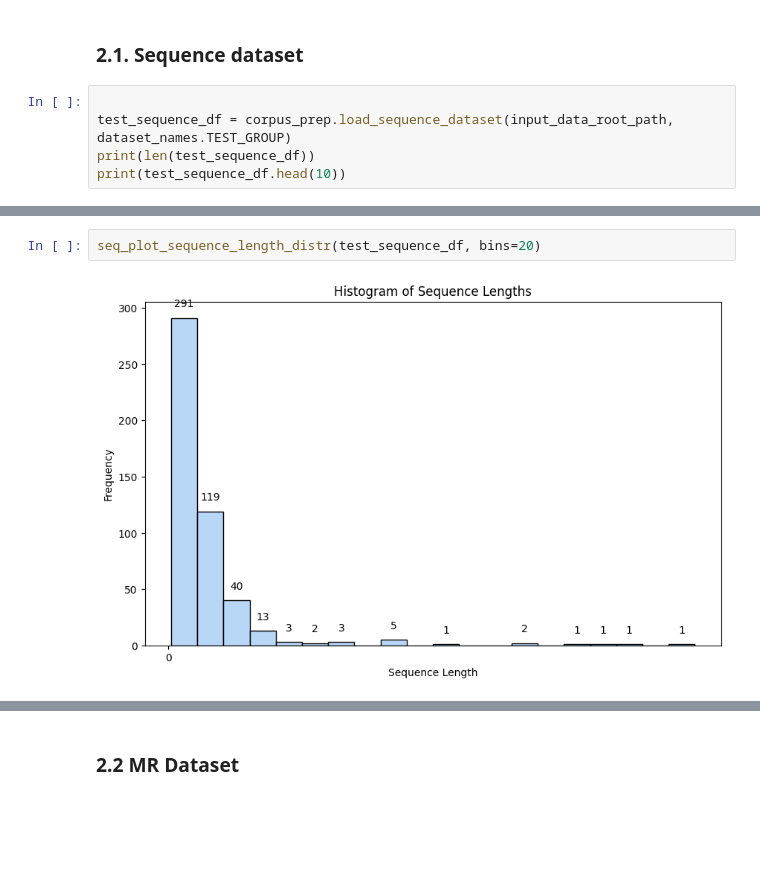
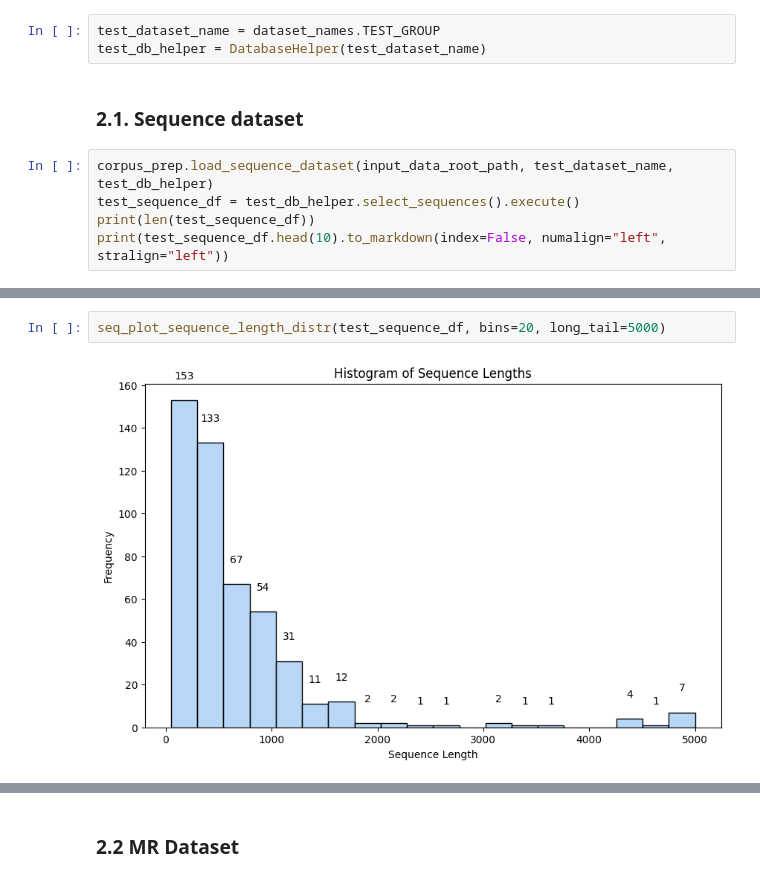
Before and after one commit to mgiordano/prot-mr-embeddings, a Jupyter notebook: corpus_prep/corpus_prep_exploration.ipynb, the cells around one changed output, grey strips where cells are left out. Saved outputs shown, nothing was run; the diff lists cells and outputs as text; blank space fills up the shorter version.

```diff
--- a/corpus_prep/corpus_prep_exploration.ipynb
+++ b/corpus_prep/corpus_prep_exploration.ipynb
@@ -97,10 +217,13 @@ def seq_plot_aminoacid_frequencies(letter_frequencies):
 # %% [markdown]
 ## 2. TestGroup dataset exploration
+# %%
+test_dataset_name = dataset_names.TEST_GROUP
+test_db_helper = DatabaseHelper(test_dataset_name)
 # %% [markdown]
 ### 2.1. Sequence dataset
 # %%
-
-test_sequence_df = corpus_prep.load_sequence_dataset(input_data_root_path, dataset_names.TEST_GROUP)
+corpus_prep.load_sequence_dataset(input_data_root_path, test_dataset_name, test_db_helper)
+test_sequence_df = test_db_helper.select_sequences().execute()
 print(len(test_sequence_df))
-print(test_sequence_df.head(10))
+print(test_sequence_df.head(10).to_markdown(index=False, numalign="left", stralign="left"))
 # %% [output]
@@ -128,7 +247,7 @@ plot_seq_count_by_family(test_sequence_df)
 # %%
-seq_plot_sequence_length_distr(test_sequence_df, bins=20)
+seq_plot_sequence_length_distr(test_sequence_df, bins=20, long_tail=5000)
 # %% [output]
-[figure, old version]
+[figure, new version]
 # %%
 letter_probs = corpus_prep.count_aminoacid_frequency(test_sequence_df)
 
```
Also changed, not shown: parts of 23 cells of this notebook.
